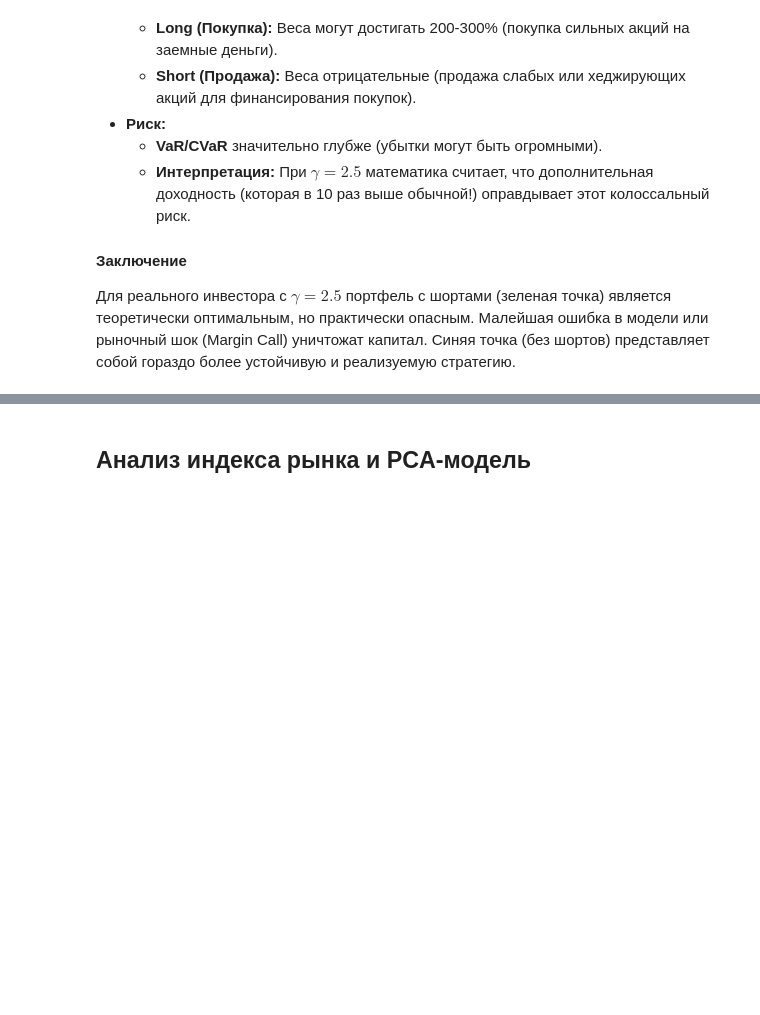
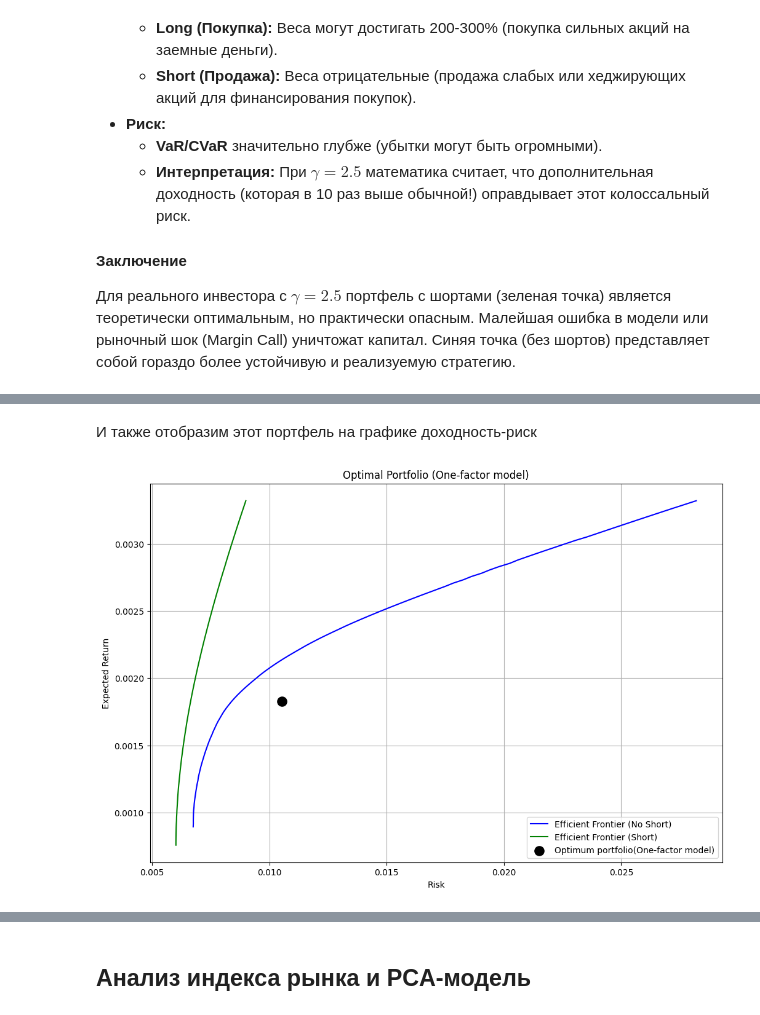
Before and after one commit to theMagusDev/NASDAQ-opt-portfolio, a Jupyter notebook: optimal_portfolio_report.ipynb, the cells around one changed output, grey strips where cells are left out. Drawn from its saved outputs; the diff is of its cells as text; code cells hidden in the pictures; blank space fills up the shorter version.

```diff
--- a/solution.ipynb
+++ b/optimal_portfolio_report.ipynb
@@ -663,0 +675,3 @@ plt.show()
+# %%
+top_10_tickers = ['CSX', 'NVDA', 'DXCM', 'REGN', 'CMCSA', 'GILD', 'GOOGL', 'ORLY', 'PAYX', 'PEP']
+print("Выбранные 10 активов: ", top_10_tickers)
@@ -663,0 +1059,17 @@ plt.show()
+# %%
+import statsmodels.api as sm
+
+betas = []
+residual_vars = []
+
+for asset in top_10_tickers:
+    y = log_returns[asset]
+    X = sm.add_constant(market_log_returns)
+    model = sm.OLS(y, X).fit()
+
+    betas.append(model.params.iloc[1])
+    residual_vars.append(model.resid.var())
+
+
+beta = np.array(betas)
+D = np.diag(residual_vars)
@@ -663,0 +1079,5 @@ plt.show()
+# %%
+w_1f = np.linalg.inv(D) @ beta
+w_1f /= np.sum(w_1f)
+
+pd.Series(w_1f, index=top_10_tickers).sort_values(ascending=False)
@@ -663,0 +1096,22 @@ plt.show()
+# %% [markdown]
+И также отобразим этот портфель на графике доходность-риск
+# %%
+ret_1f = w_1f @ mu_10
+vol_1f = np.sqrt(w_1f @ Sigma_10 @ w_1f)
+# %%
+plt.figure(figsize=(12, 8))
+
+plt.plot(risks_no_short, returns_no_short, 'b-', label='Efficient Frontier (No Short)')
+plt.plot(risks_short_allowed, returns_short_allowed, 'g-', label='Efficient Frontier (Short)')
+
+plt.scatter(vol_1f, ret_1f,
+            color='black', marker='o', s=120, label='Optimum portfolio(One-factor model)')
+
+plt.xlabel('Risk')
+plt.ylabel('Expected Return')
+plt.title('Optimal Portfolio (One-factor model)')
+plt.legend()
+plt.grid(True)
+plt.show()
+# %% [output]
+[figure, added]
```
Also changed, not shown: parts of 49 cells of this notebook, 4 other files.
